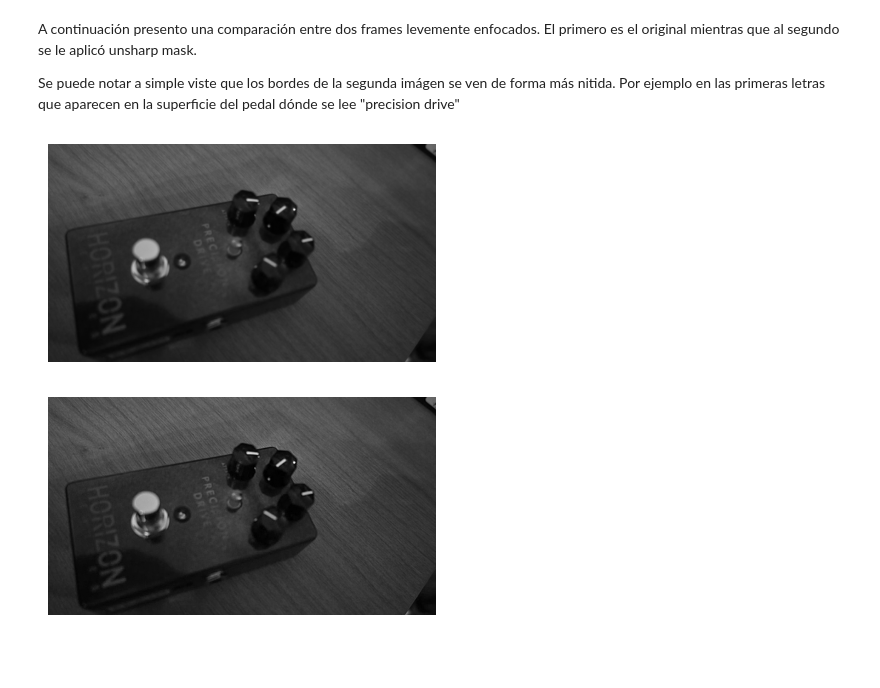
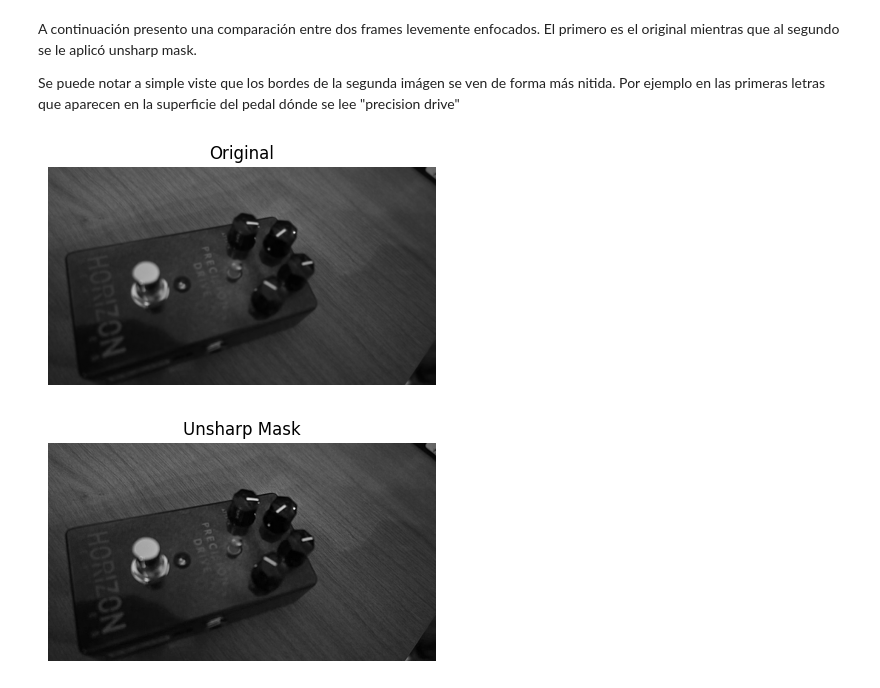
Before and after one commit to claudiobarril/vpc1_19co2025, a Jupyter notebook: tp2/parte_2.ipynb, the cells around one changed output. Cells and saved outputs as stored; diff of their text form; code cells hidden in the pictures; blank space fills up the shorter version.

```diff
--- a/tp2/parte_2.ipynb
+++ b/tp2/parte_2.ipynb
@@ -114,8 +114,9 @@ fm_values_with_unsharp_mask, frames_processed_with_unsharp_mask = utils.process_
 
 fm_values, frames_processed = utils.process_video(video_path, algorithm=utils.measure_image_quality_lap2, use_unsharp_mask=False, return_gray_frame=True)
 # %%
-utils.show_image(frames_processed[70])
-utils.show_image(frames_processed_with_unsharp_mask[70])
+
+utils.show_image(frames_processed[70], 'Original')
+utils.show_image(frames_processed_with_unsharp_mask[70], "Unsharp Mask")
 # %% [output]
-[figure, old version]
+[figure, new version]
-[figure, old version]
+[figure, new version]
```
